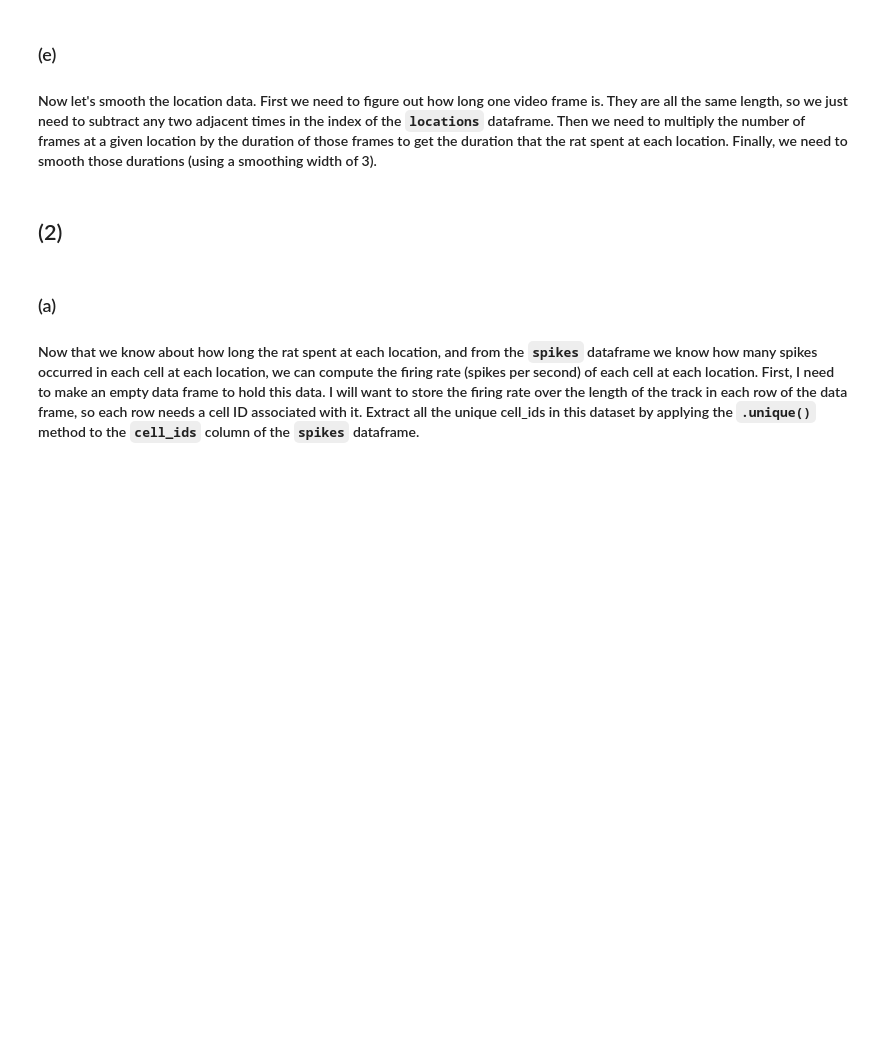
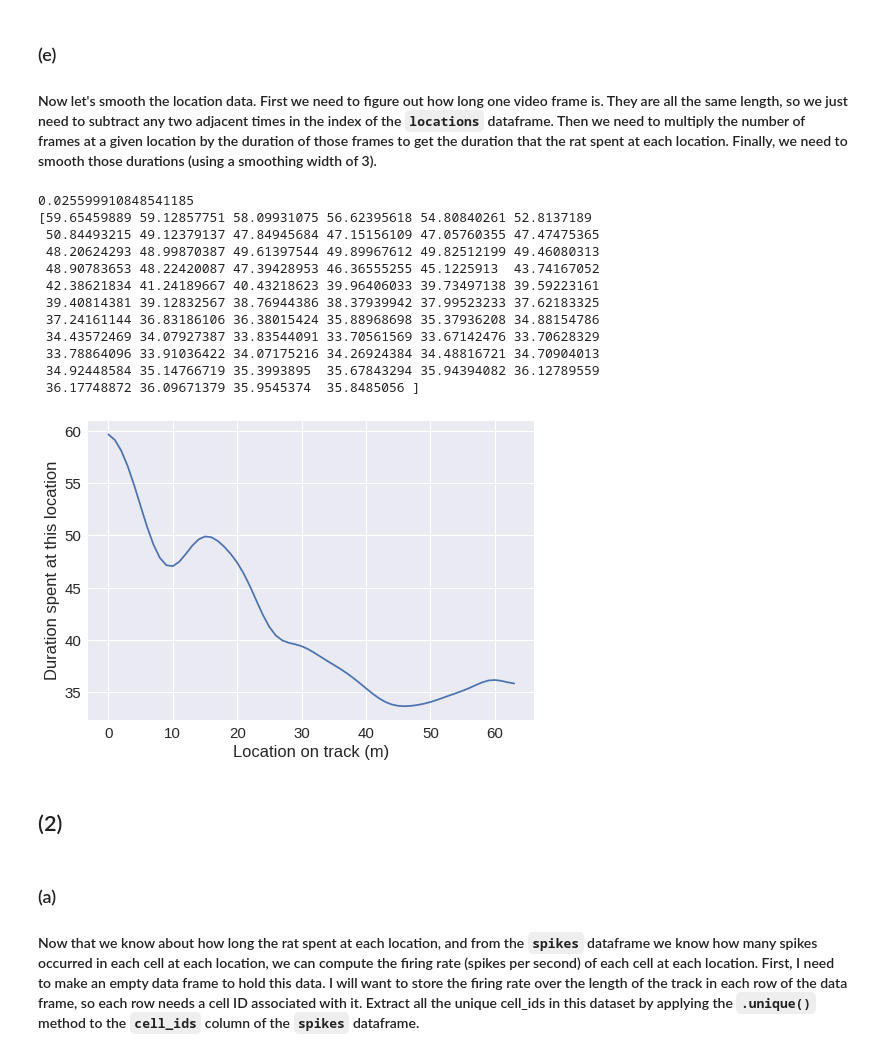
Before and after one commit to jatchison13/neuro-data-analysis-course, a Jupyter notebook: Blake_neural_coding_exercises_213.ipynb, the cells around one changed output. Drawn from its saved outputs; the diff is of its cells as text; code cells hidden in the pictures; blank space fills up the shorter version.

```diff
--- a/Blake_neural_coding_exercises_213.ipynb
+++ b/Blake_neural_coding_exercises_213.ipynb
@@ -89,7 +91,7 @@ plt.ylabel('# of spikes observed there');
 ### (c)
 #### That shows us the histogram, but we are actually going to want to use the values plotted there for our analysis.  Use the function `np.histogram` to extract the counts in each bin (the number of video frames that the rat was at that approximate location), and the locations of the edges of each bin, using 64 bins.
 # %%
-frames_at_each_location, bin_edges = np.histogram(..., bins=...)
+frames_at_each_location, bin_edges = np.histogram(spikes['d'], bins=64)
 # %% [markdown]
 #### If you check, you will see that there are 101 bin edges, not 100.  That is because each bin edge is both the left edge of one bin and the right edge of another.  Let's find the center of each bin, which is a better description of data in the bin.
 # %%
@@ -110,12 +114,28 @@ plt.plot(smooth); # The orange trace
 ### (e)
 #### Now let's smooth the location data.  First we need to figure out how long one video frame is.  They are all the same length, so we just need to subtract any two adjacent times in the index of the `locations` dataframe.  Then we need to multiply the number of frames at a given location by the duration of those frames to get the duration that the rat spent at each location.  Finally, we need to smooth those durations (using a smoothing width of 3).
 # %%
-frame_duration = locations.index[...] - locations.index[...]
-durations_at_each_location = frames_at_each_location * ...
-durations_at_each_location = gaussian_filter(durations_at_each_location, ...)
+frame_duration = locations.index[2] - locations.index[1]
+print(frame_duration)
+durations_at_each_location = frames_at_each_location * frame_duration
+durations_at_each_location = gaussian_filter(durations_at_each_location, 3)
 plt.plot(durations_at_each_location)
 plt.xlabel('Location on track (m)')
 plt.ylabel('Duration spent at this location');
+print(durations_at_each_location)
+# %% [output]
+0.025599910848541185
+[59.65459889 59.12857751 58.09931075 56.62395618 54.80840261 52.8137189
+ 50.84493215 49.12379137 47.84945684 47.15156109 47.05760355 47.47475365
+ 48.20624293 48.99870387 49.61397544 49.89967612 49.82512199 49.46080313
+ 48.90783653 48.22420087 47.39428953 46.36555255 45.1225913  43.74167052
+ 42.38621834 41.24189667 40.43218623 39.96406033 39.73497138 39.59223161
+ 39.40814381 39.12832567 38.76944386 38.37939942 37.99523233 37.62183325
+ 37.24161144 36.83186106 36.38015424 35.88968698 35.37936208 34.88154786
+ 34.43572469 34.07927387 33.83544091 33.70561569 33.67142476 33.70628329
+ 33.78864096 33.91036422 34.07175216 34.26924384 34.48816721 34.70904013
+ 34.92448584 35.14766719 35.3993895  35.67843294 35.94394082 36.12789559
+ 36.17748872 36.09671379 35.9545374  35.8485056 ]
+[figure, added]
 # %% [markdown]
 ## (2)
 # %% [markdown]
```
Also changed, not shown: parts of 5 cells of this notebook.
